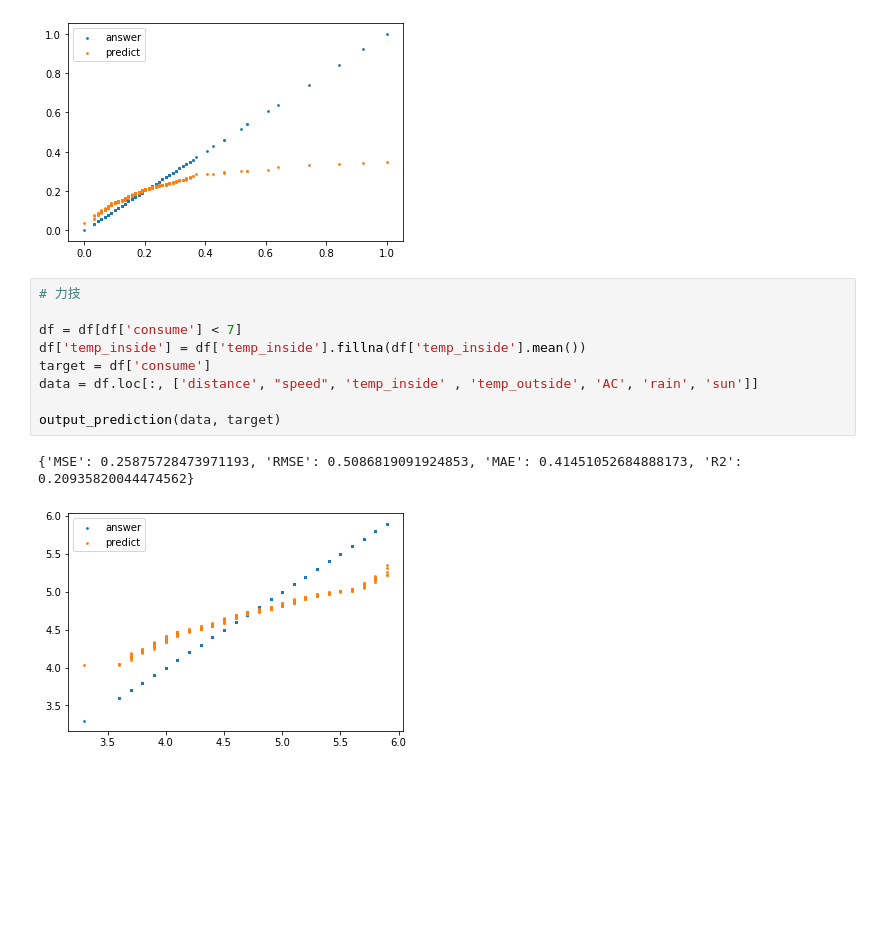
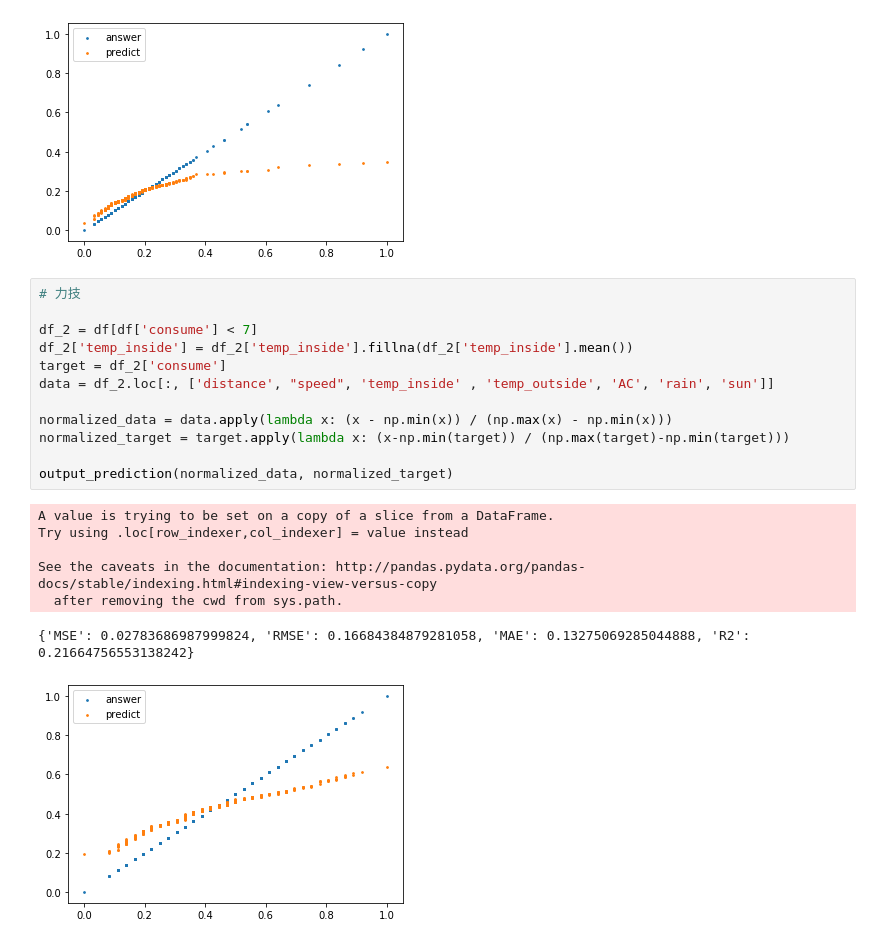
Before and after one commit to kt38k/CarFuelConsumption, a Jupyter notebook: Day1_work_三宅海斗.ipynb, the cells around one changed output. Drawn from its saved outputs; the diff is of its cells as text; blank space fills up the shorter version.

Commit message:
add normalized

```diff
--- a/Day1_work_三宅海斗.ipynb
+++ b/Day1_work_三宅海斗.ipynb
@@ -123,12 +123,20 @@ output_prediction(normalized_data, normalized_target)
 # %%
 # 力技
 
-df = df[df['consume'] < 7]
-df['temp_inside'] = df['temp_inside'].fillna(df['temp_inside'].mean())
-target = df['consume']
-data = df.loc[:, ['distance', "speed", 'temp_inside' , 'temp_outside', 'AC', 'rain', 'sun']]
+df_2 = df[df['consume'] < 7]
+df_2['temp_inside'] = df_2['temp_inside'].fillna(df_2['temp_inside'].mean())
+target = df_2['consume']
+data = df_2.loc[:, ['distance', "speed", 'temp_inside' , 'temp_outside', 'AC', 'rain', 'sun']]
 
-output_prediction(data, target)
+normalized_data = data.apply(lambda x: (x - np.min(x)) / (np.max(x) - np.min(x)))
+normalized_target = target.apply(lambda x: (x-np.min(target)) / (np.max(target)-np.min(target)))
+
+output_prediction(normalized_data, normalized_target)
 # %% [output]
-{'MSE': 0.25875728473971193, 'RMSE': 0.5086819091924853, 'MAE': 0.41451052684888173, 'R2': 0.20935820044474562}
+A value is trying to be set on a copy of a slice from a DataFrame.
+Try using .loc[row_indexer,col_indexer] = value instead
+
+See the caveats in the documentation: http://pandas.pydata.org/pandas-docs/stable/indexing.html#indexing-view-versus-copy
+  after removing the cwd from sys.path.
+{'MSE': 0.02783686987999824, 'RMSE': 0.16684384879281058, 'MAE': 0.13275069285044888, 'R2': 0.21664756553138242}
-[figure, old version]
+[figure, new version]
```
